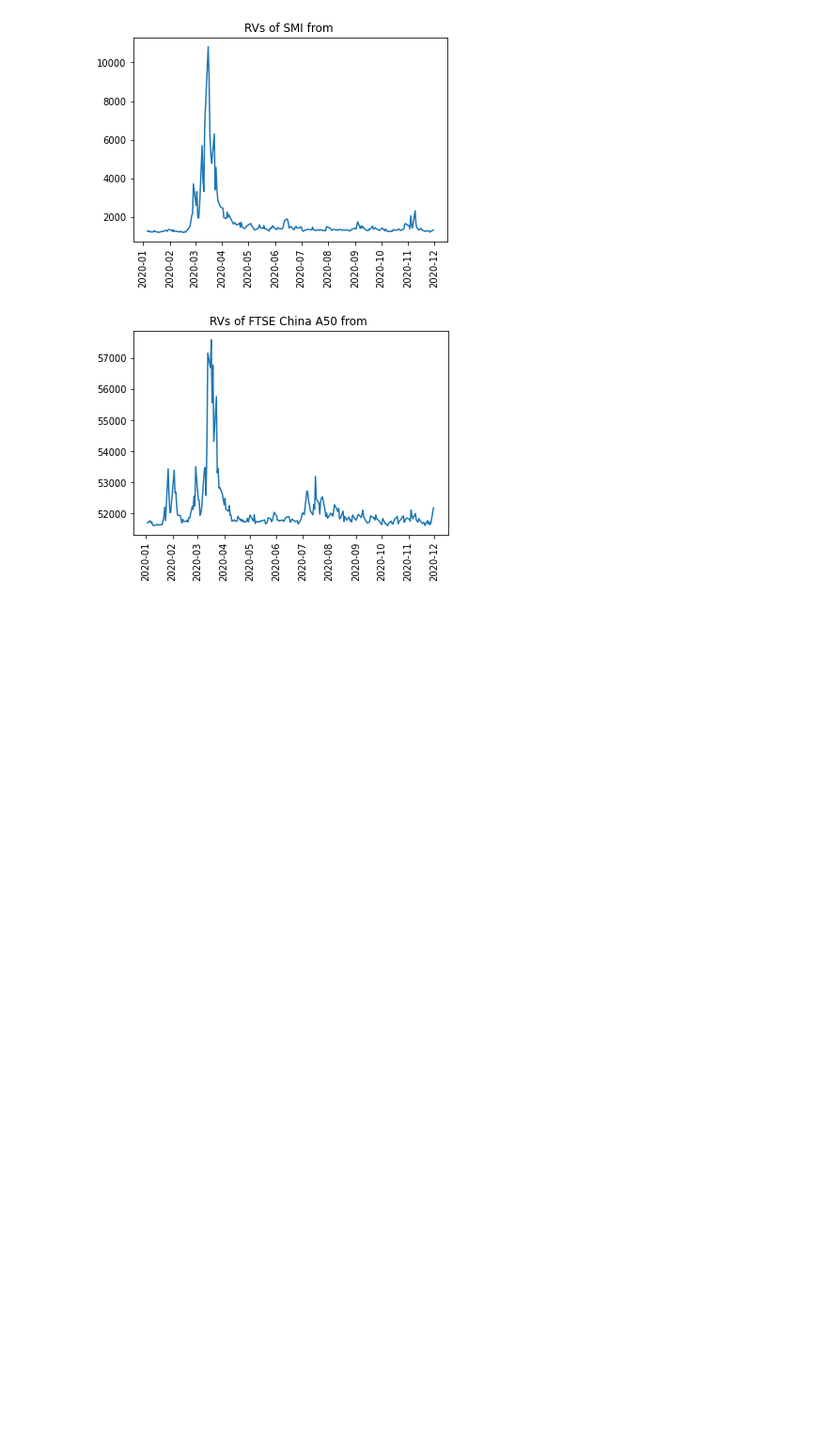
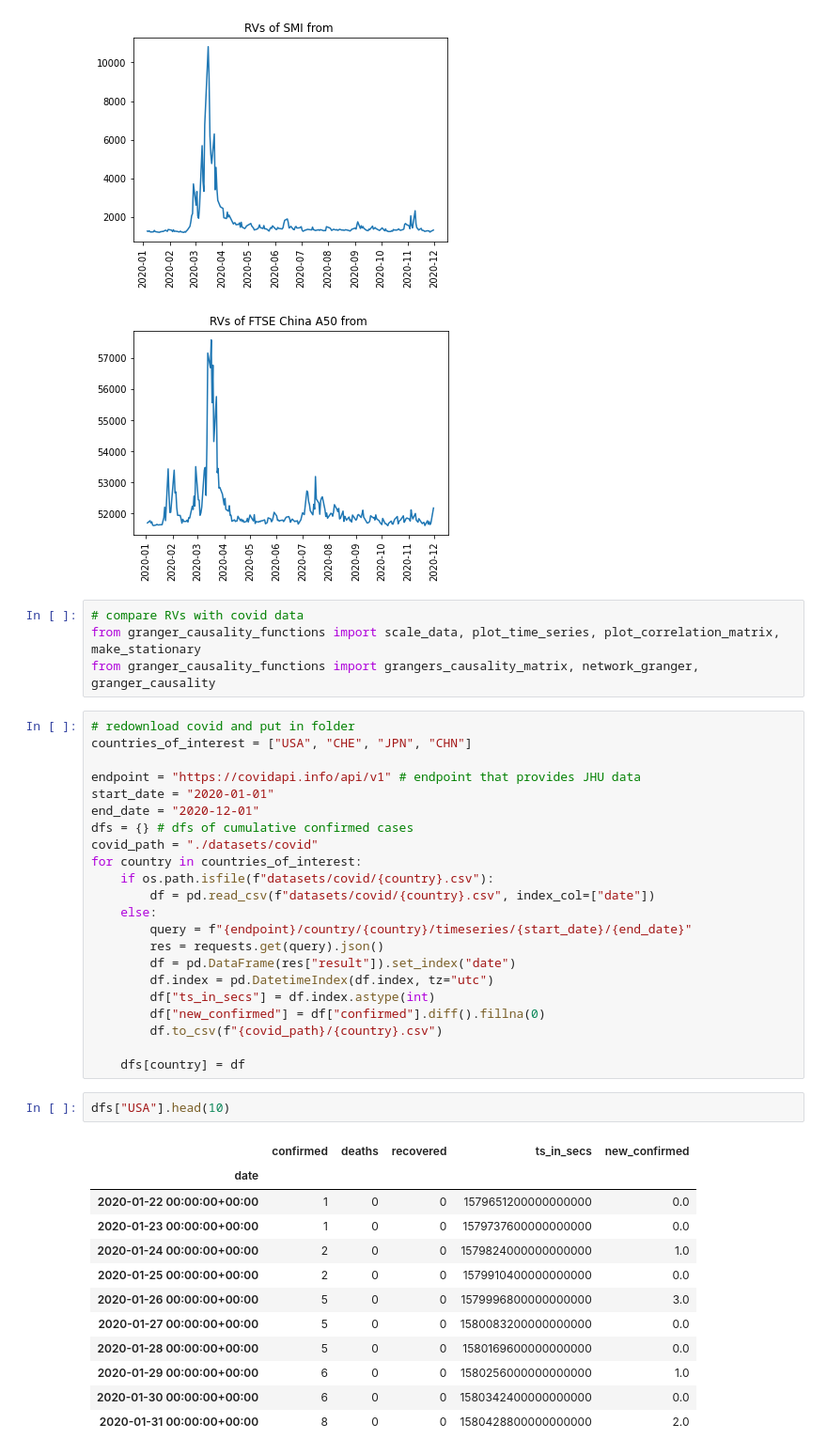
Before and after one commit to anitamezzetti/covid_impact_stocks_volatility, a Jupyter notebook: HienRealisedVarianceByCountry.ipynb, the cells around one changed output. Shown at 94% size. Saved outputs shown, nothing was run; the diff lists cells and outputs as text; blank space fills up the shorter version.

Commit message:
put covid data in right folder

```diff
--- a/HienRealisedVarianceByCountry.ipynb
+++ b/HienRealisedVarianceByCountry.ipynb
@@ -36,3 +39,44 @@ for i in range(len(dfs_rvs)):
 [figure]
 [figure]
 [figure]
+# %%
+# compare RVs with covid data
+from granger_causality_functions import scale_data, plot_time_series, plot_correlation_matrix, make_stationary
+from granger_causality_functions import grangers_causality_matrix, network_granger, granger_causality
+# %%
+# redownload covid and put in folder
+countries_of_interest = ["USA", "CHE", "JPN", "CHN"]
+
+endpoint = "https://covidapi.info/api/v1" # endpoint that provides JHU data
+start_date = "2020-01-01"
+end_date = "2020-12-01"
+dfs = {} # dfs of cumulative confirmed cases
+covid_path = "./datasets/covid"
+for country in countries_of_interest:
+    if os.path.isfile(f"datasets/covid/{country}.csv"):
+        df = pd.read_csv(f"datasets/covid/{country}.csv", index_col=["date"])
+    else:
+        query = f"{endpoint}/country/{country}/timeseries/{start_date}/{end_date}"
+        res = requests.get(query).json()
+        df = pd.DataFrame(res["result"]).set_index("date")
+        df.index = pd.DatetimeIndex(df.index, tz="utc")
+        df["ts_in_secs"] = df.index.astype(int)
+        df["new_confirmed"] = df["confirmed"].diff().fillna(0)
+        df.to_csv(f"{covid_path}/{country}.csv")
+
+    dfs[country] = df
+# %%
+dfs["USA"].head(10)
+# %% [output]
+|  | confirmed | deaths | recovered | ts_in_secs | new_confirmed |
+| date |  |  |  |  |  |
+| 2020-01-22 00:00:00+00:00 | 1 | 0 | 0 | 1579651200000000000 | 0.0 |
+| 2020-01-23 00:00:00+00:00 | 1 | 0 | 0 | 1579737600000000000 | 0.0 |
+| 2020-01-24 00:00:00+00:00 | 2 | 0 | 0 | 1579824000000000000 | 1.0 |
+| 2020-01-25 00:00:00+00:00 | 2 | 0 | 0 | 1579910400000000000 | 0.0 |
+| 2020-01-26 00:00:00+00:00 | 5 | 0 | 0 | 1579996800000000000 | 3.0 |
+| 2020-01-27 00:00:00+00:00 | 5 | 0 | 0 | 1580083200000000000 | 0.0 |
+| 2020-01-28 00:00:00+00:00 | 5 | 0 | 0 | 1580169600000000000 | 0.0 |
+| 2020-01-29 00:00:00+00:00 | 6 | 0 | 0 | 1580256000000000000 | 1.0 |
+| 2020-01-30 00:00:00+00:00 | 6 | 0 | 0 | 1580342400000000000 | 0.0 |
+| 2020-01-31 00:00:00+00:00 | 8 | 0 | 0 | 1580428800000000000 | 2.0 |
```
Also changed, not shown: parts of 2 cells of this notebook, 5 other files.
